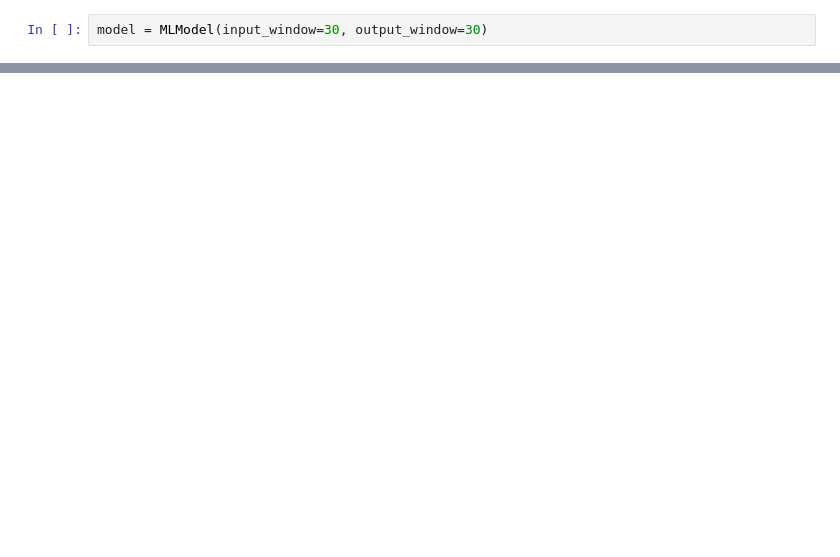
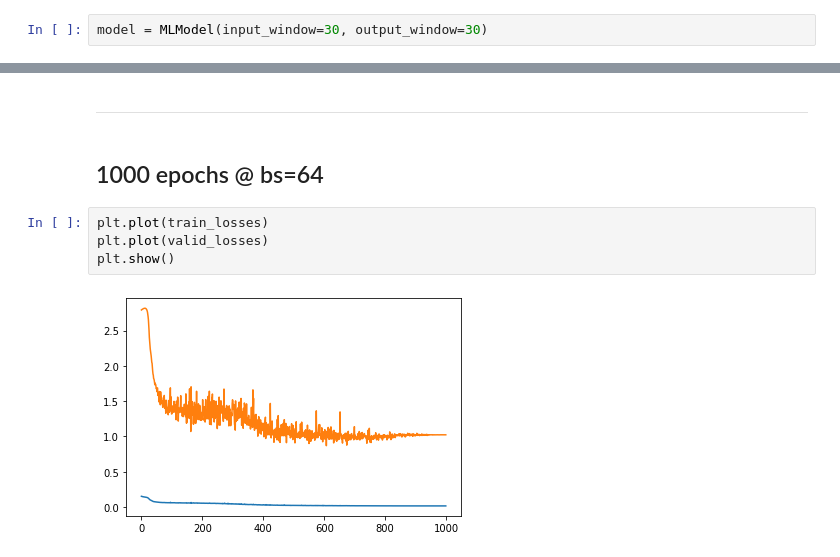
Before and after one commit to RohanM/covid-futures, a Jupyter notebook: notebooks/train-model.ipynb, the cells around one changed output, grey strips where cells are left out. Drawn from its saved outputs; the diff is of its cells as text; blank space fills up the shorter version.

```diff
--- a/notebooks/train-model.ipynb
+++ b/notebooks/train-model.ipynb
@@ -20,0 +60,10 @@ plt.show()
+# %% [markdown]
+----
+# %% [markdown]
+## 1000 epochs @ bs=64
+# %%
+plt.plot(train_losses)
+plt.plot(valid_losses)
+plt.show()
+# %% [output]
+[figure, added]
```
Also changed, not shown: parts of 28 cells of this notebook, 9 other files.
